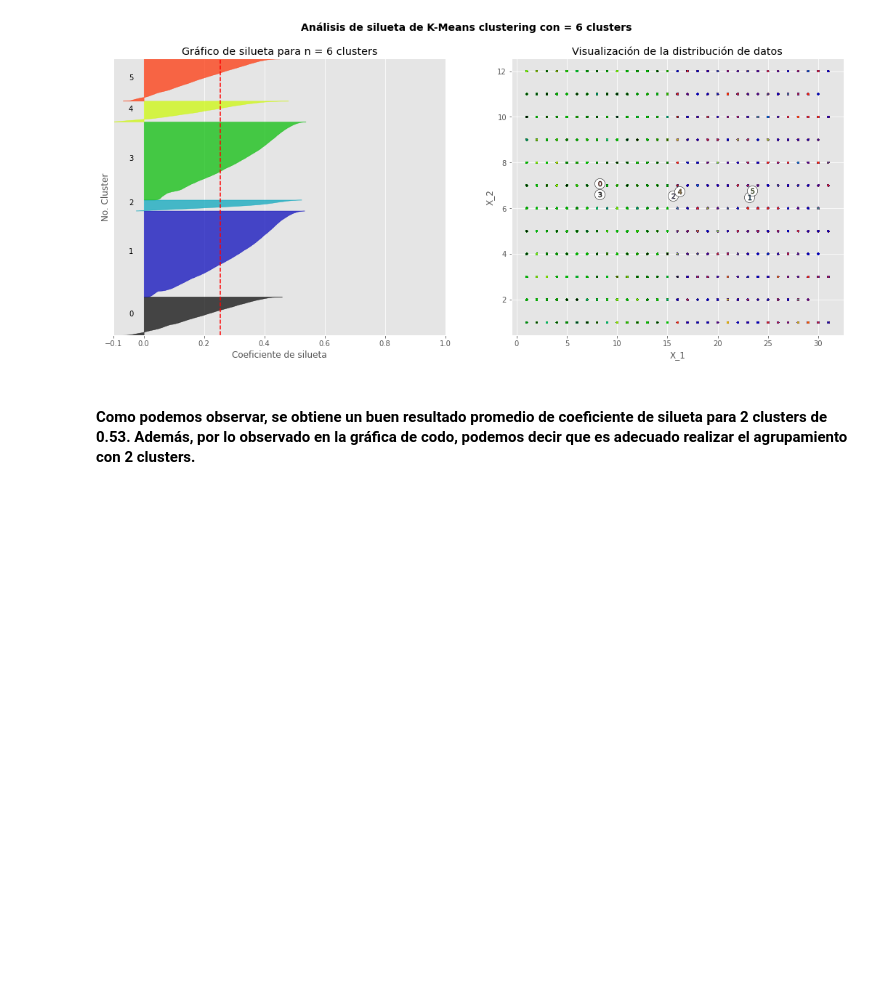
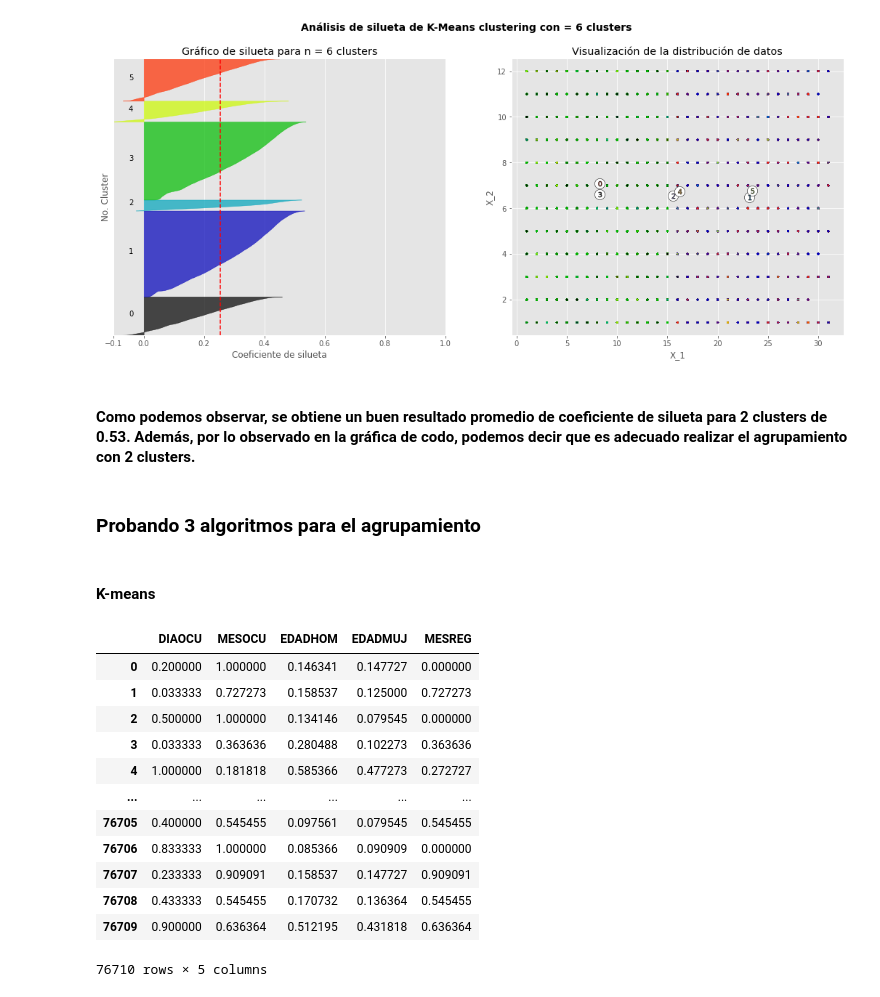
Before and after one commit to JJHH06/DMP1MarriageClustering, a Jupyter notebook: Proyecto1.ipynb, the cells around one changed output. Drawn from its saved outputs; the diff is of its cells as text; code cells hidden in the pictures; blank space fills up the shorter version.

```diff
--- a/Proyecto1.ipynb
+++ b/Proyecto1.ipynb
@@ -627,3 +627,27 @@ Para:  6 Clusters  La cantidad promedio de la silueta es : 0.2548731839200873
 [figure]
 # %% [markdown]
 #### Como podemos observar, se obtiene un buen resultado promedio de coeficiente de silueta para 2 clusters de 0.53. Además, por lo observado en la gráfica de codo, podemos decir que es adecuado realizar el agrupamiento con 2 clusters.
+# %% [markdown]
+### Probando 3 algoritmos para el agrupamiento
+# %% [markdown]
+#### K-means
+# %%
+variables = marriage_data[['DIAOCU', 'MESOCU', 'EDADHOM', 'EDADMUJ', 'MESREG']]
+variables = variables.sample(frac=0.1).reset_index(drop=True)
+# normalizar datos
+variables_norm = (variables - variables.min()) / (variables.max() - variables.min())
+variables_norm
+# %% [output]
+|  | DIAOCU | MESOCU | EDADHOM | EDADMUJ | MESREG |
+| 0 | 0.200000 | 1.000000 | 0.146341 | 0.147727 | 0.000000 |
+| 1 | 0.033333 | 0.727273 | 0.158537 | 0.125000 | 0.727273 |
+| 2 | 0.500000 | 1.000000 | 0.134146 | 0.079545 | 0.000000 |
+| 3 | 0.033333 | 0.363636 | 0.280488 | 0.102273 | 0.363636 |
+| 4 | 1.000000 | 0.181818 | 0.585366 | 0.477273 | 0.272727 |
+| ... | ... | ... | ... | ... | ... |
+| 76705 | 0.400000 | 0.545455 | 0.097561 | 0.079545 | 0.545455 |
+| 76706 | 0.833333 | 1.000000 | 0.085366 | 0.090909 | 0.000000 |
+| 76707 | 0.233333 | 0.909091 | 0.158537 | 0.147727 | 0.909091 |
+| 76708 | 0.433333 | 0.545455 | 0.170732 | 0.136364 | 0.545455 |
+| 76709 | 0.900000 | 0.636364 | 0.512195 | 0.431818 | 0.636364 |
+76710 rows × 5 columns
```
Also changed, not shown: parts of 1 cell of this notebook.
